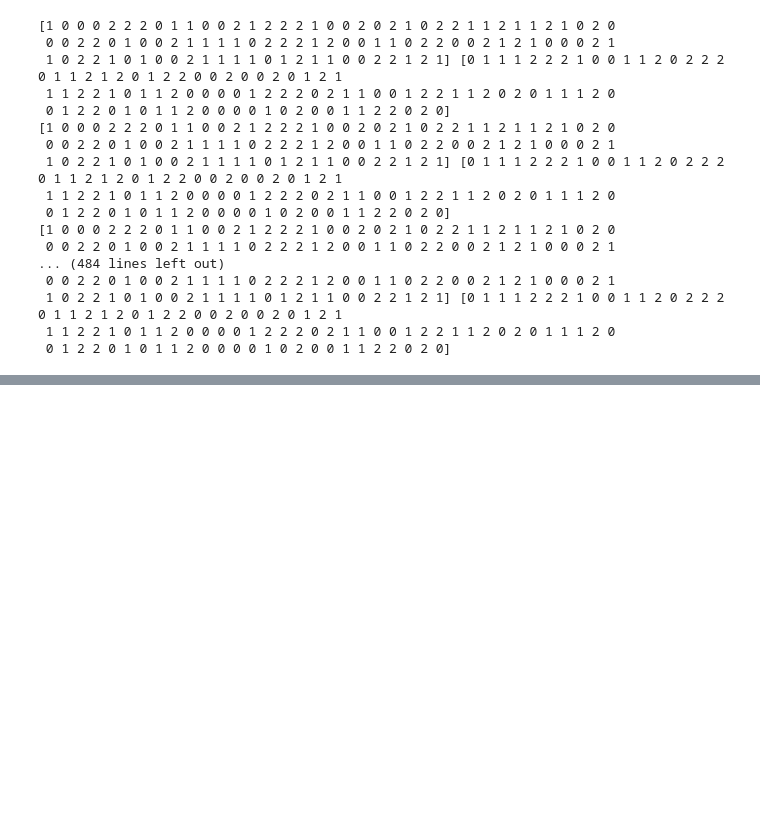
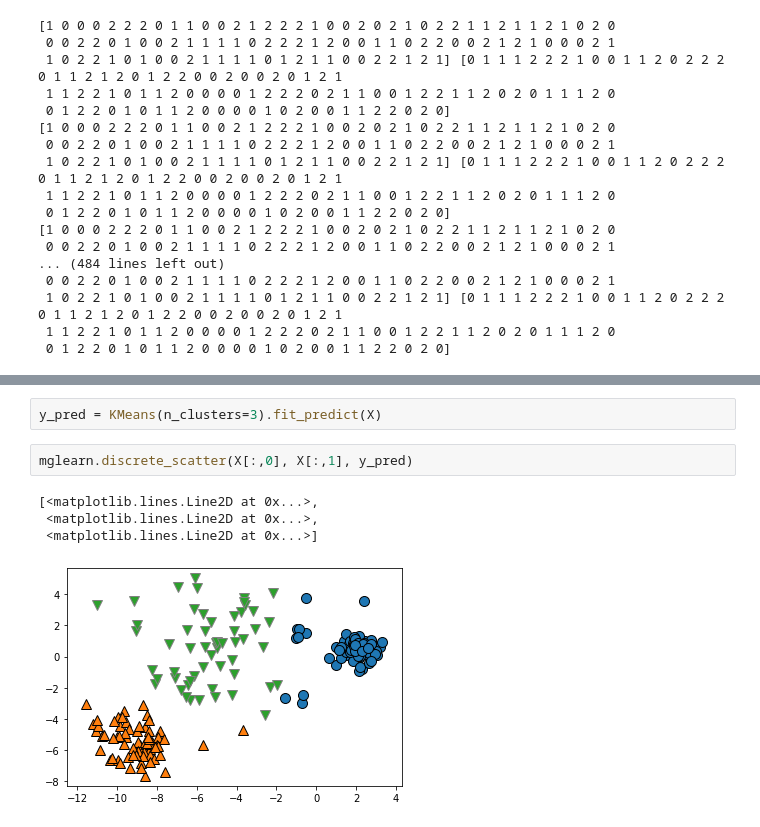
Before and after one commit to c910531/Python, a Jupyter notebook: 2021.06.24 비지도학습.ipynb, the cells around one changed output, grey strips where cells are left out. Drawn from its saved outputs; the diff is of its cells as text; blank space fills up the shorter version.

```diff
--- a/2021.06.24 비지도학습.ipynb
+++ b/2021.06.24 비지도학습.ipynb
@@ -35,0 +53,9 @@ for i in range(len(y)):
+# %%
+y_pred = KMeans(n_clusters=3).fit_predict(X)
+# %%
+mglearn.discrete_scatter(X[:,0], X[:,1], y_pred)
+# %% [output]
+[<matplotlib.lines.Line2D at 0x...>,
+ <matplotlib.lines.Line2D at 0x...>,
+ <matplotlib.lines.Line2D at 0x...>]
+[figure, added]
```
Also changed, not shown: parts of 9 cells of this notebook.
